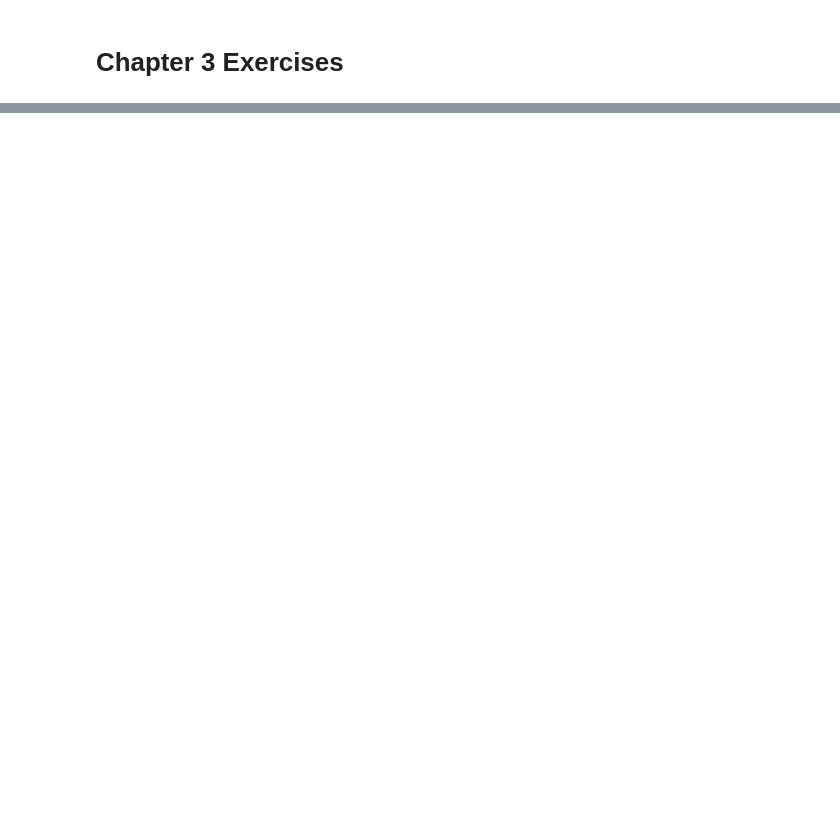
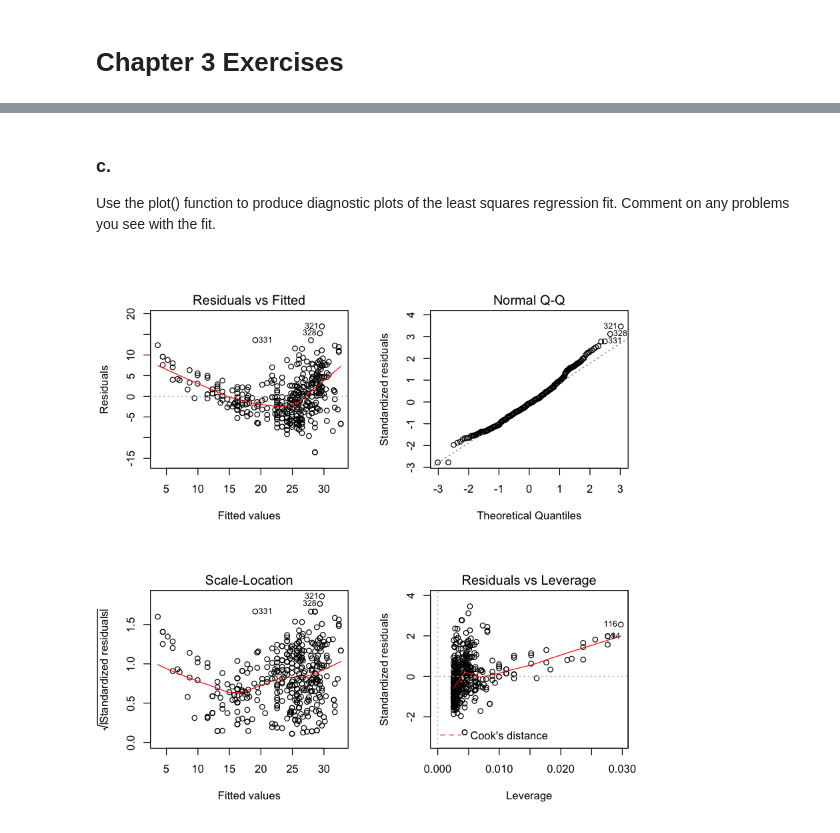
Before and after one commit to afitts/ISLR, a Jupyter notebook: Chapter3_exercises.ipynb, the cells around one changed output, grey strips where cells are left out. Drawn from its saved outputs; the diff is of its cells as text; code cells hidden in the pictures; blank space fills up the shorter version.

```diff
--- a/Chapter3_exercises.ipynb
+++ b/Chapter3_exercises.ipynb
@@ -12,0 +96,8 @@
+# %% [markdown]
+### c.
+Use the plot() function to produce diagnostic plots of the least squares regression fit. Comment on any problems you see with the fit.
+# %%
+par(mfrow=c(2,2))
+plot(lm.fit)
+# %% [output]
+[figure, added]
```
Also changed, not shown: parts of 23 cells of this notebook.
